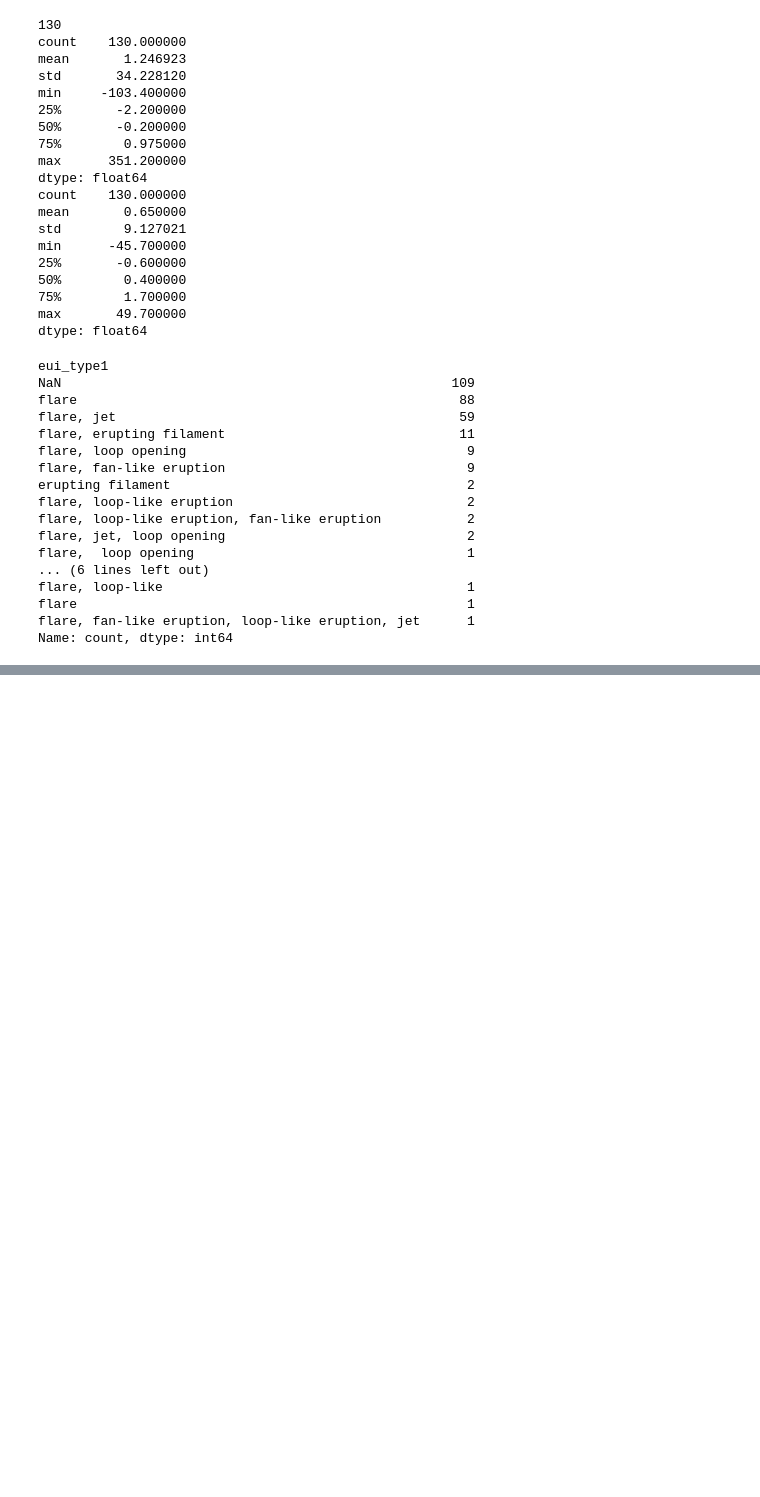
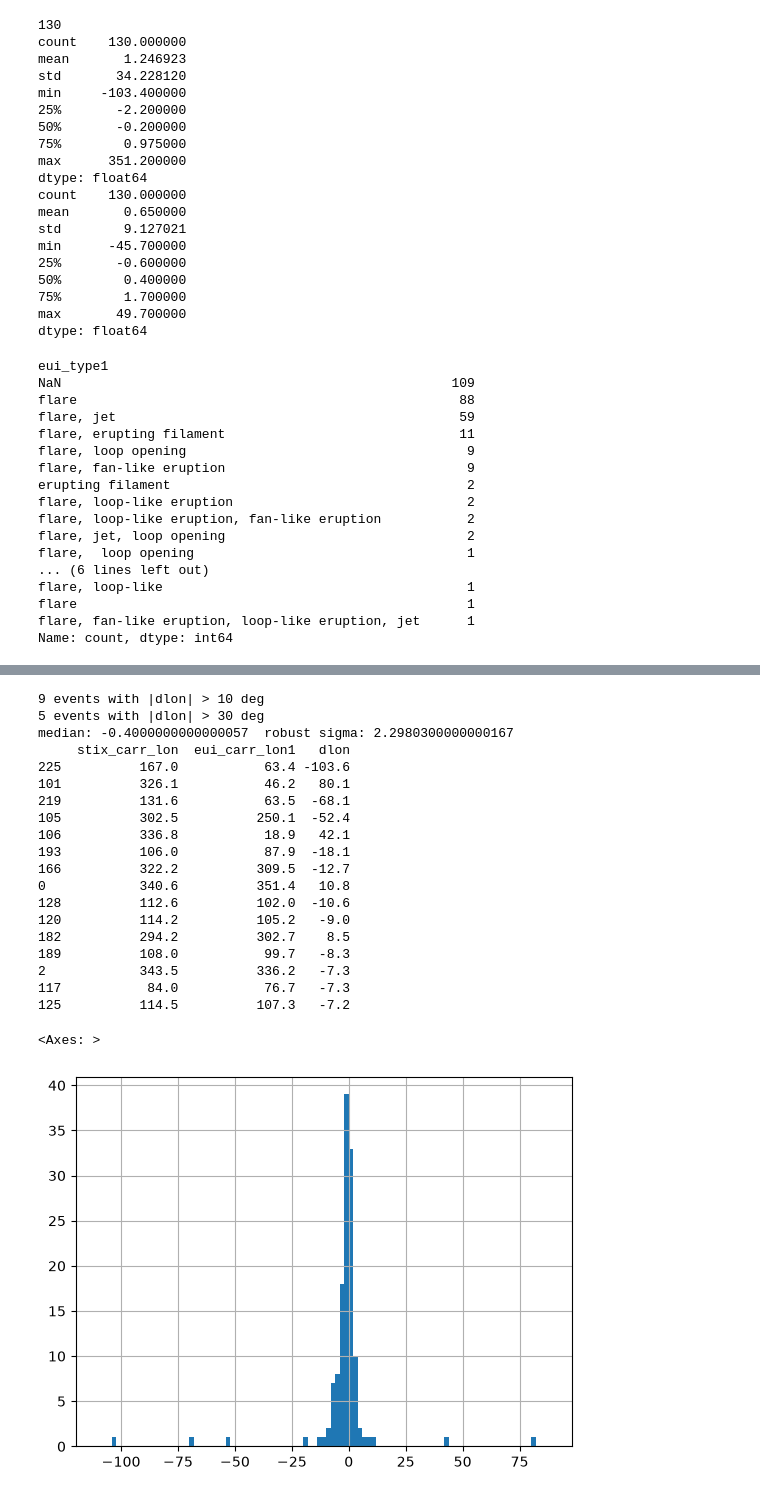
Before and after one commit to namccormick/coseecat_dr1, a Jupyter notebook: coseecat_v1.ipynb, the cells around one changed output, grey strips where cells are left out. Cells and saved outputs as stored; diff of their text form; code cells hidden in the pictures; blank space fills up the shorter version.

Commit message:
Compared STIX and EUI locations.

```diff
--- a/coseecat_v1.ipynb
+++ b/coseecat_v1.ipynb
@@ -278,3 +263,15 @@ flare, loop-like                                       1
 flare                                                  1
 flare, fan-like eruption, loop-like eruption, jet      1
 Name: count, dtype: int64
+# %%
+# Do STIX and EUI agree where both exist? Carrington coordinates
+
+stix_col = "stix_carr_lon"   # whatever the real names are
+eui_col = "eui_carr_lon1"
+
+both = df[df[stix_col].notna() & df[eui_col].notna()].copy()
+print(len(both))
+
+dlon = both[eui_col] - both[stix_col]
+dlon = (dlon + 180) % 360 - 180   # wrap into [-180, 180)
+print(dlon.describe())
@@ -280,0 +289,39 @@ Name: count, dtype: int64
+# %%
+# look at the outliers
+
+both = both.assign(dlon=dlon)
+
+print((dlon.abs() > 10).sum(), "events with |dlon| > 10 deg")
+print((dlon.abs() > 30).sum(), "events with |dlon| > 30 deg")
+
+# robust scatter (MAD scaled to be comparable to a Gaussian sigma)
+mad = (dlon - dlon.median()).abs().median() * 1.4826
+print("median:", dlon.median(), " robust sigma:", mad)
+
+# inspect the worst cases
+cols = ["stix_carr_lon", "eui_carr_lon1", "dlon"]  # add date/ID columns here
+print(both.loc[dlon.abs().sort_values(ascending=False).index[:15], cols])
+
+dlon.hist(bins=np.arange(-110, 90, 2))
+# %% [output]
+9 events with |dlon| > 10 deg
+5 events with |dlon| > 30 deg
+median: -0.4000000000000057  robust sigma: 2.2980300000000167
+     stix_carr_lon  eui_carr_lon1   dlon
+225          167.0           63.4 -103.6
+101          326.1           46.2   80.1
+219          131.6           63.5  -68.1
+105          302.5          250.1  -52.4
+106          336.8           18.9   42.1
+193          106.0           87.9  -18.1
+166          322.2          309.5  -12.7
+0            340.6          351.4   10.8
+128          112.6          102.0  -10.6
+120          114.2          105.2   -9.0
+182          294.2          302.7    8.5
+189          108.0           99.7   -8.3
+2            343.5          336.2   -7.3
+117           84.0           76.7   -7.3
+125          114.5          107.3   -7.2
+<Axes: >
+[figure, added]
```
Also changed, not shown: parts of 10 cells of this notebook.
